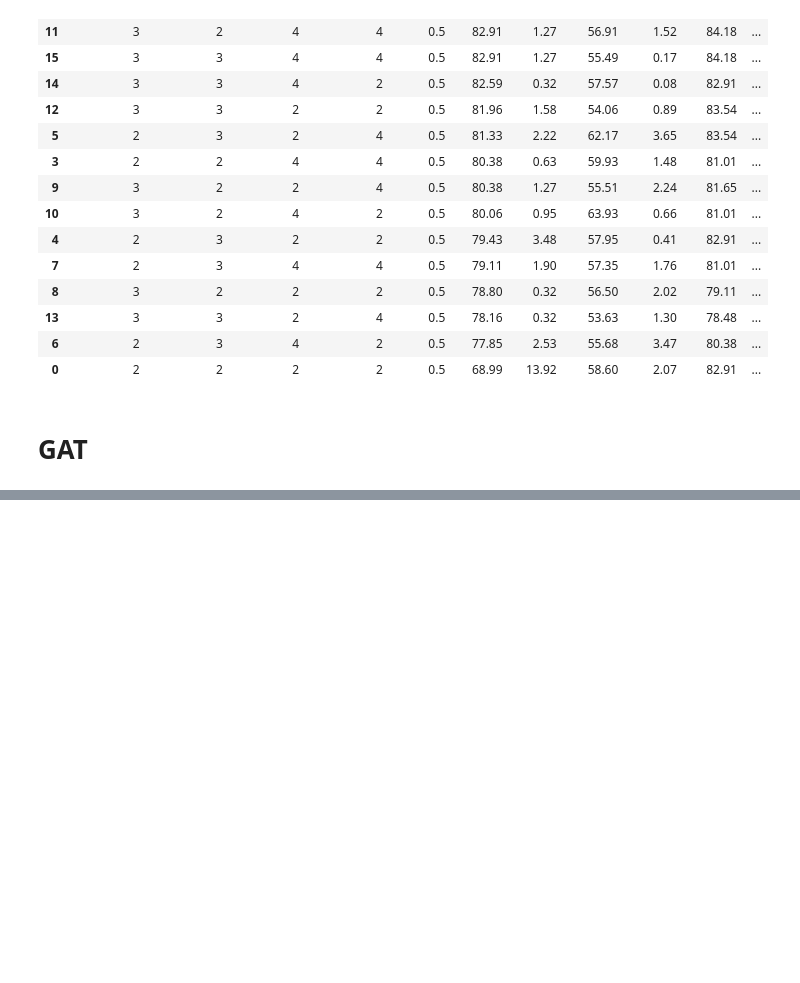
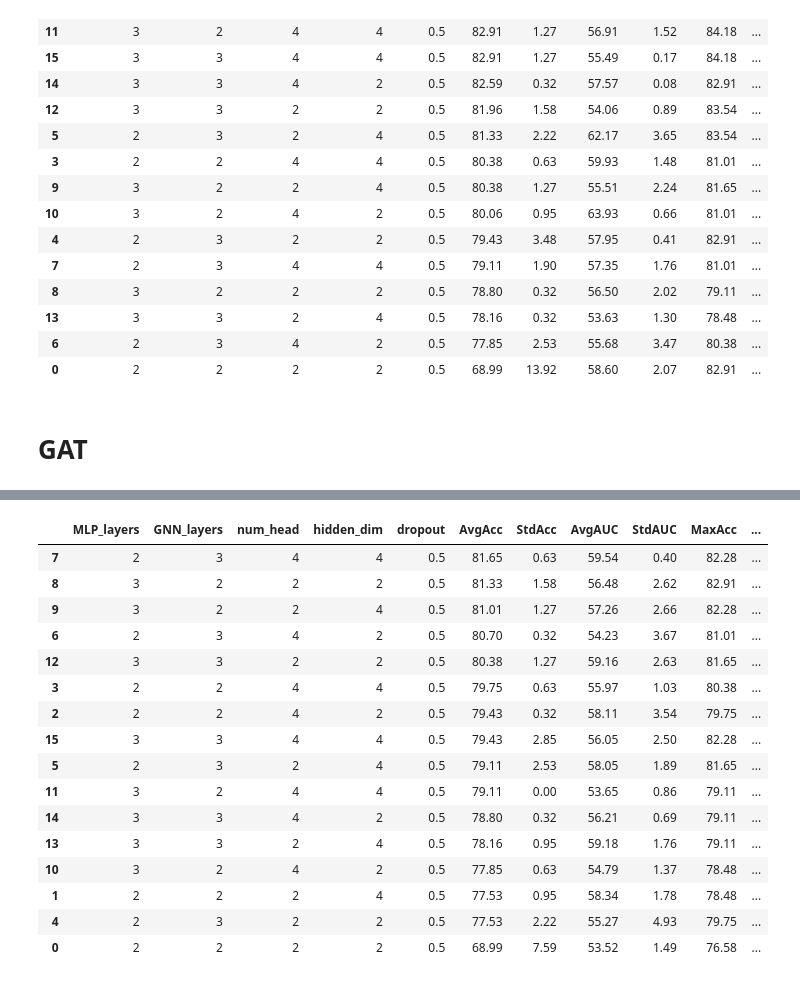
Before and after one commit to yanismiraoui/CNS-Research-YM, a Jupyter notebook: extract_results_tuning.ipynb, the cells around one changed output, grey strips where cells are left out. Saved outputs shown, nothing was run; the diff lists cells and outputs as text; code cells hidden in the pictures; blank space fills up the shorter version.

```diff
--- a/extract_results_tuning.ipynb
+++ b/extract_results_tuning.ipynb
@@ -258,0 +323,44 @@ df_gcn.sort_values(by='AvgAcc', ascending=False)
+# %%
+# GNN with one layer masking and L2 regularization
+with open('./modified_XGW-GAT/save_results_tuning_gcn_baseline_masking_l2.pkl', 'rb') as f:
+    results = pkl.load(f)
+
+# Function to extract numbers from a string
+def extract_numbers(s):
+    return [float(n) for n in re.findall(r"[-+]?\d*\.\d+|\d+", s)]
+
+# Process the data
+formatted_data = []
+for key, values in results.items():
+    row = list(key)
+    for value in values:
+        numbers = extract_numbers(value)
+        row.extend(numbers)
+    formatted_data.append(row)
+
+# Creating DataFrame with appropriate column names
+columns = ['MLP_layers', 'GNN_layers', 'num_head', 'hidden_dim', 'dropout']
+additional_columns = ['AvgAcc', 'StdAcc', 'AvgAUC', 'StdAUC', 'MaxAcc', 'MaxAUC', 'TreatmentAcc', 'TreatmentAUC', 'ScannerAcc', 'ScannerAUC']
+columns.extend(additional_columns)
+df_gcn = pd.DataFrame(formatted_data, columns=columns)
+
+# Display the DataFrame
+df_gcn.sort_values(by='AvgAcc', ascending=False)
+# %% [output]
+|  | MLP_layers | GNN_layers | num_head | hidden_dim | dropout | AvgAcc | StdAcc | AvgAUC | StdAUC | MaxAcc | ... |
+| 7 | 2 | 3 | 4 | 4 | 0.5 | 81.65 | 0.63 | 59.54 | 0.40 | 82.28 | ... |
+| 8 | 3 | 2 | 2 | 2 | 0.5 | 81.33 | 1.58 | 56.48 | 2.62 | 82.91 | ... |
+| 9 | 3 | 2 | 2 | 4 | 0.5 | 81.01 | 1.27 | 57.26 | 2.66 | 82.28 | ... |
+| 6 | 2 | 3 | 4 | 2 | 0.5 | 80.70 | 0.32 | 54.23 | 3.67 | 81.01 | ... |
+| 12 | 3 | 3 | 2 | 2 | 0.5 | 80.38 | 1.27 | 59.16 | 2.63 | 81.65 | ... |
+| 3 | 2 | 2 | 4 | 4 | 0.5 | 79.75 | 0.63 | 55.97 | 1.03 | 80.38 | ... |
+| 2 | 2 | 2 | 4 | 2 | 0.5 | 79.43 | 0.32 | 58.11 | 3.54 | 79.75 | ... |
+| 15 | 3 | 3 | 4 | 4 | 0.5 | 79.43 | 2.85 | 56.05 | 2.50 | 82.28 | ... |
+| 5 | 2 | 3 | 2 | 4 | 0.5 | 79.11 | 2.53 | 58.05 | 1.89 | 81.65 | ... |
+| 11 | 3 | 2 | 4 | 4 | 0.5 | 79.11 | 0.00 | 53.65 | 0.86 | 79.11 | ... |
+| 14 | 3 | 3 | 4 | 2 | 0.5 | 78.80 | 0.32 | 56.21 | 0.69 | 79.11 | ... |
+| 13 | 3 | 3 | 2 | 4 | 0.5 | 78.16 | 0.95 | 59.18 | 1.76 | 79.11 | ... |
+| 10 | 3 | 2 | 4 | 2 | 0.5 | 77.85 | 0.63 | 54.79 | 1.37 | 78.48 | ... |
+| 1 | 2 | 2 | 2 | 4 | 0.5 | 77.53 | 0.95 | 58.34 | 1.78 | 78.48 | ... |
+| 4 | 2 | 3 | 2 | 2 | 0.5 | 77.53 | 2.22 | 55.27 | 4.93 | 79.75 | ... |
+| 0 | 2 | 2 | 2 | 2 | 0.5 | 68.99 | 7.59 | 53.52 | 1.49 | 76.58 | ... |
```
Also changed, not shown: parts of 9 cells of this notebook, 6 other files.
